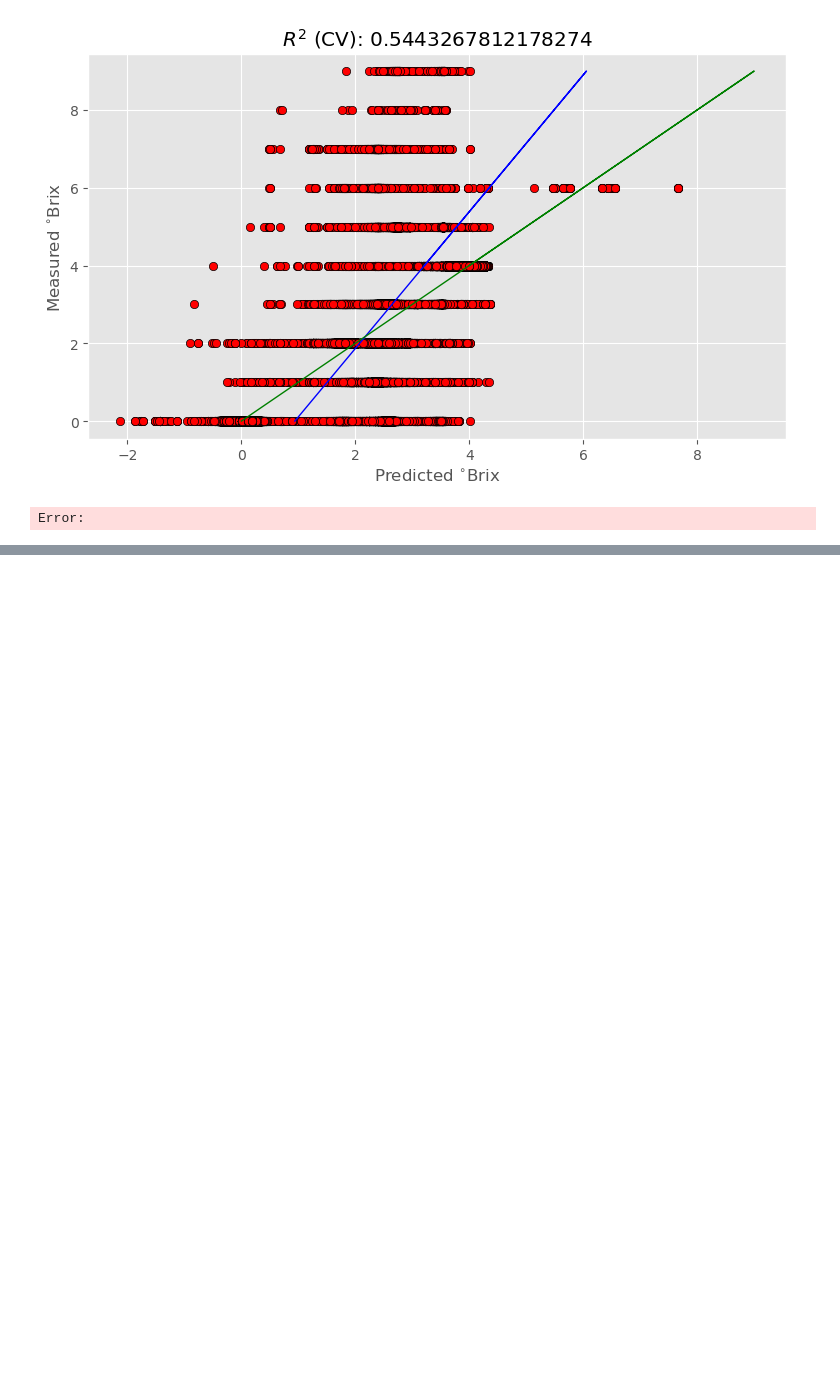
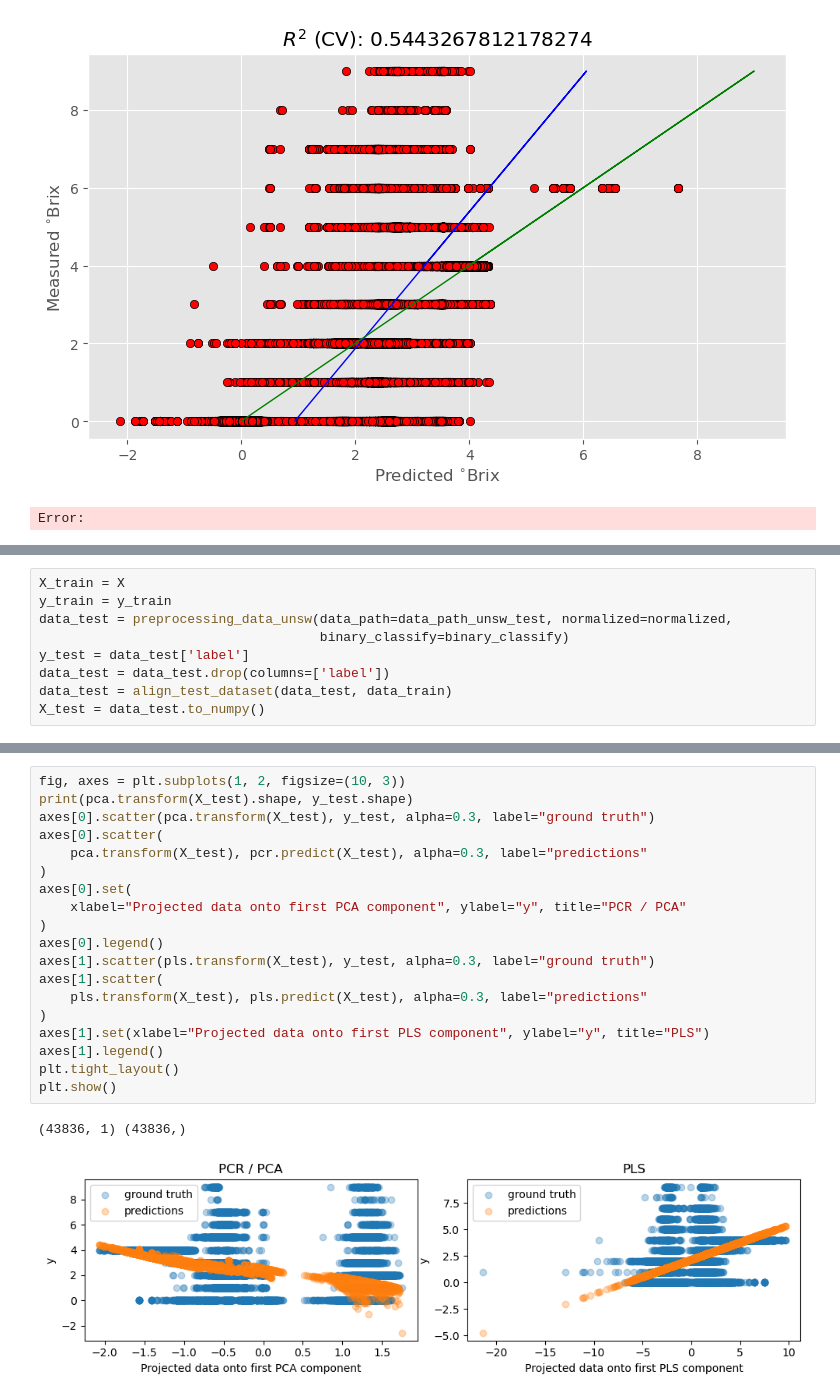
Before and after one commit to cngvng/PLS-numerical-method, a Jupyter notebook: test.ipynb, the cells around one changed output, grey strips where cells are left out. Saved outputs shown, nothing was run; the diff lists cells and outputs as text; blank space fills up the shorter version.

```diff
--- a/test.ipynb
+++ b/test.ipynb
@@ -240,0 +307,9 @@ Error:
+# %%
+X_train = X
+y_train = y_train
+data_test = preprocessing_data_unsw(data_path=data_path_unsw_test, normalized=normalized,
+                                    binary_classify=binary_classify)
+y_test = data_test['label']
+data_test = data_test.drop(columns=['label'])
+data_test = align_test_dataset(data_test, data_train)
+X_test = data_test.to_numpy()
@@ -240,0 +341,22 @@ Error:
+# %%
+fig, axes = plt.subplots(1, 2, figsize=(10, 3))
+print(pca.transform(X_test).shape, y_test.shape)
+axes[0].scatter(pca.transform(X_test), y_test, alpha=0.3, label="ground truth")
+axes[0].scatter(
+    pca.transform(X_test), pcr.predict(X_test), alpha=0.3, label="predictions"
+)
+axes[0].set(
+    xlabel="Projected data onto first PCA component", ylabel="y", title="PCR / PCA"
+)
+axes[0].legend()
+axes[1].scatter(pls.transform(X_test), y_test, alpha=0.3, label="ground truth")
+axes[1].scatter(
+    pls.transform(X_test), pls.predict(X_test), alpha=0.3, label="predictions"
+)
+axes[1].set(xlabel="Projected data onto first PLS component", ylabel="y", title="PLS")
+axes[1].legend()
+plt.tight_layout()
+plt.show()
+# %% [output]
+(43836, 1) (43836,)
+[figure, added]
```
Also changed, not shown: parts of 7 cells of this notebook, 3 other files.
